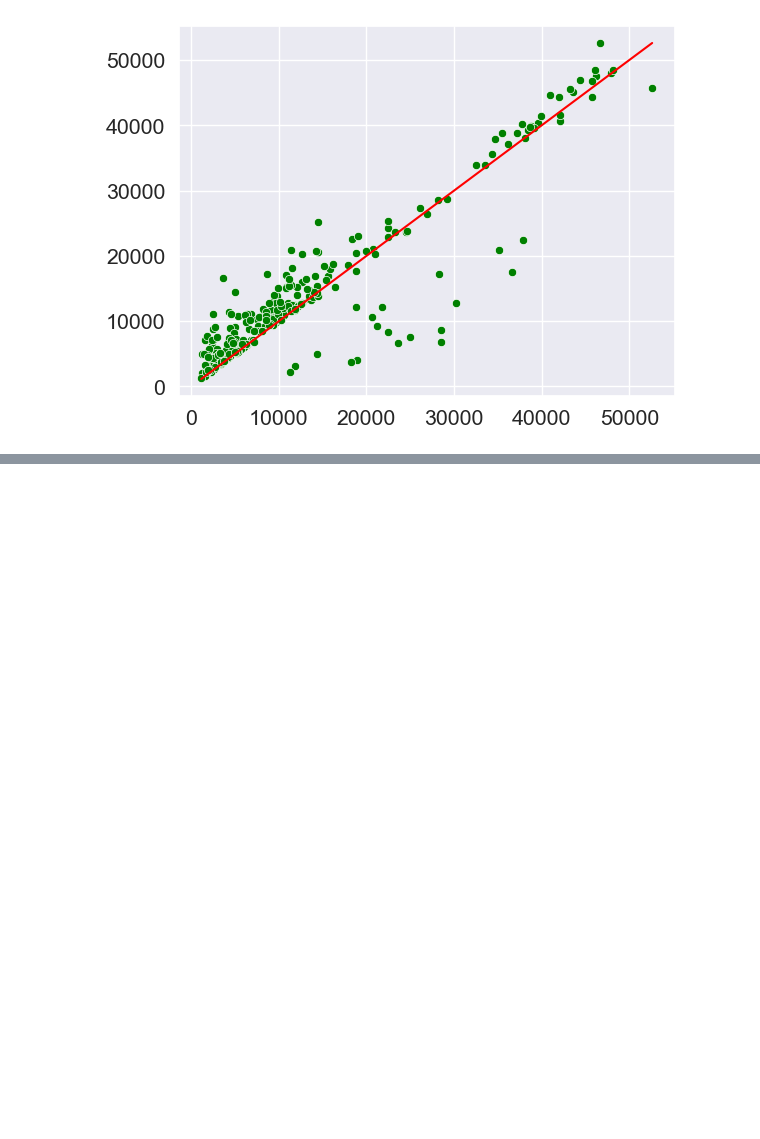
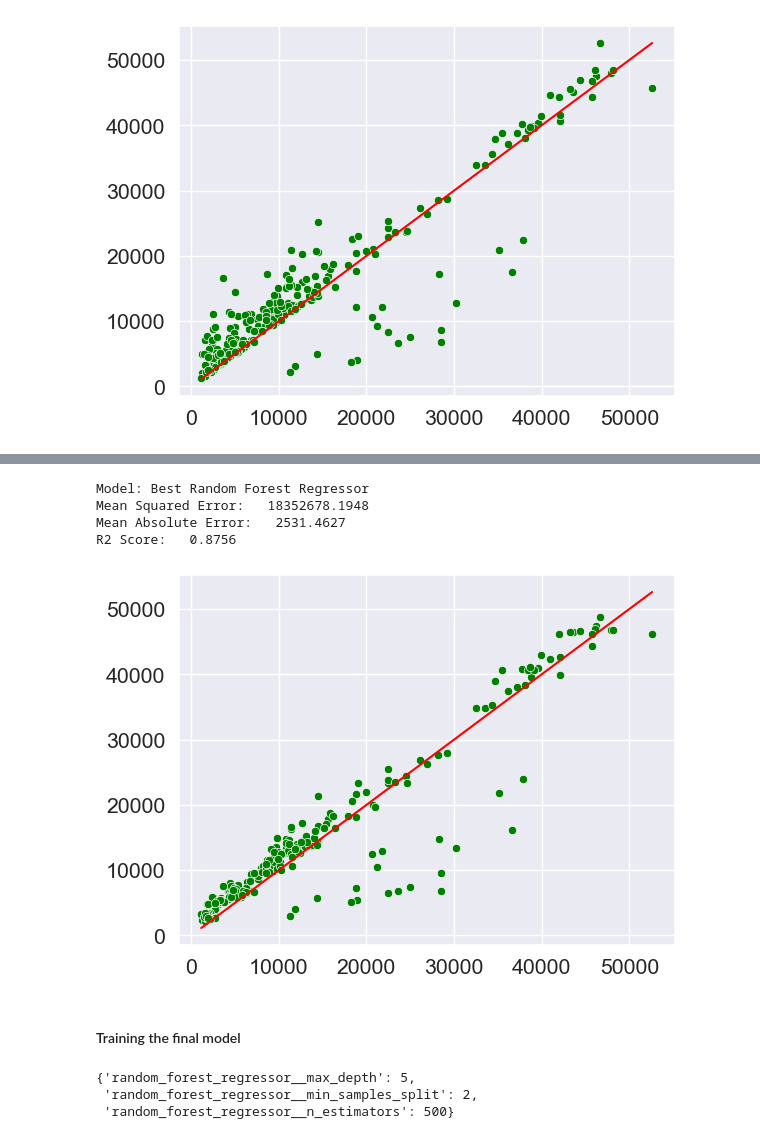
Before and after one commit to trevenue44/insurance-cost-prediction, a Jupyter notebook: main.ipynb, the cells around one changed output, grey strips where cells are left out. Cells and saved outputs as stored; diff of their text form; code cells hidden in the pictures; blank space fills up the shorter version.

Commit message:
fine tune most-promising model

```diff
--- a/main.ipynb
+++ b/main.ipynb
@@ -196,7 +196,7 @@ for model in base_models:
         (str(model).split("(")[0], model)
     ])
     # training the model
-    model.fit(X_train, y_train)
+    model.fit(X_train, y_train.ravel())
 
     # evaluating the model
     evaluate_model(model, model_name=model.steps[-1][0])
@@ -220,0 +223,24 @@ R2 Score:   0.8458
+# %%
+shortlisted_model = Pipeline([
+    ("column_transformer", column_transformer),
+    ("random_forest_regressor", RandomForestRegressor(n_estimators=100, random_state=42))
+])
+# %%
+from sklearn.model_selection import GridSearchCV
+
+# hyperparameter tuning
+parameter_grid = {
+    "random_forest_regressor__n_estimators": [100, 200, 300, 400, 500],
+    "random_forest_regressor__max_depth": [None, 5, 10, 15, 20],
+    "random_forest_regressor__min_samples_split": [2, 4, 6],
+}
+
+grid_search = GridSearchCV(
+    estimator=shortlisted_model,
+    param_grid=parameter_grid,
+    cv=5,
+    scoring="r2",
+    n_jobs=-1,
+)
+
+grid_search.fit(X_train, y_train.ravel())
@@ -220,0 +287,17 @@ R2 Score:   0.8458
+# %%
+best_model = grid_search.best_estimator_
+evaluate_model(best_model, model_name="Best Random Forest Regressor")
+# %% [output]
+Model: Best Random Forest Regressor
+Mean Squared Error:   18352678.1948
+Mean Absolute Error:   2531.4627
+R2 Score:   0.8756
+[figure, added]
+# %% [markdown]
+#### Training the final model
+# %%
+grid_search.best_params_
+# %% [output]
+{'random_forest_regressor__max_depth': 5,
+ 'random_forest_regressor__min_samples_split': 2,
+ 'random_forest_regressor__n_estimators': 500}
```
Also changed, not shown: parts of 9 cells of this notebook.
